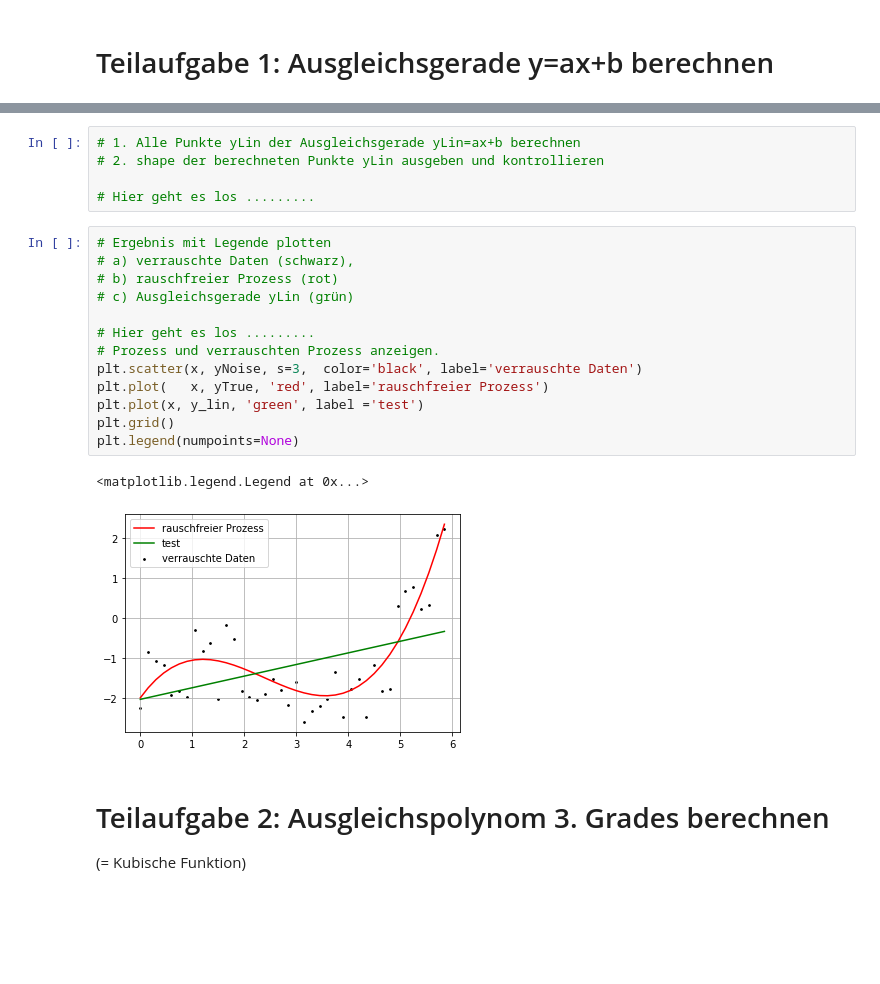
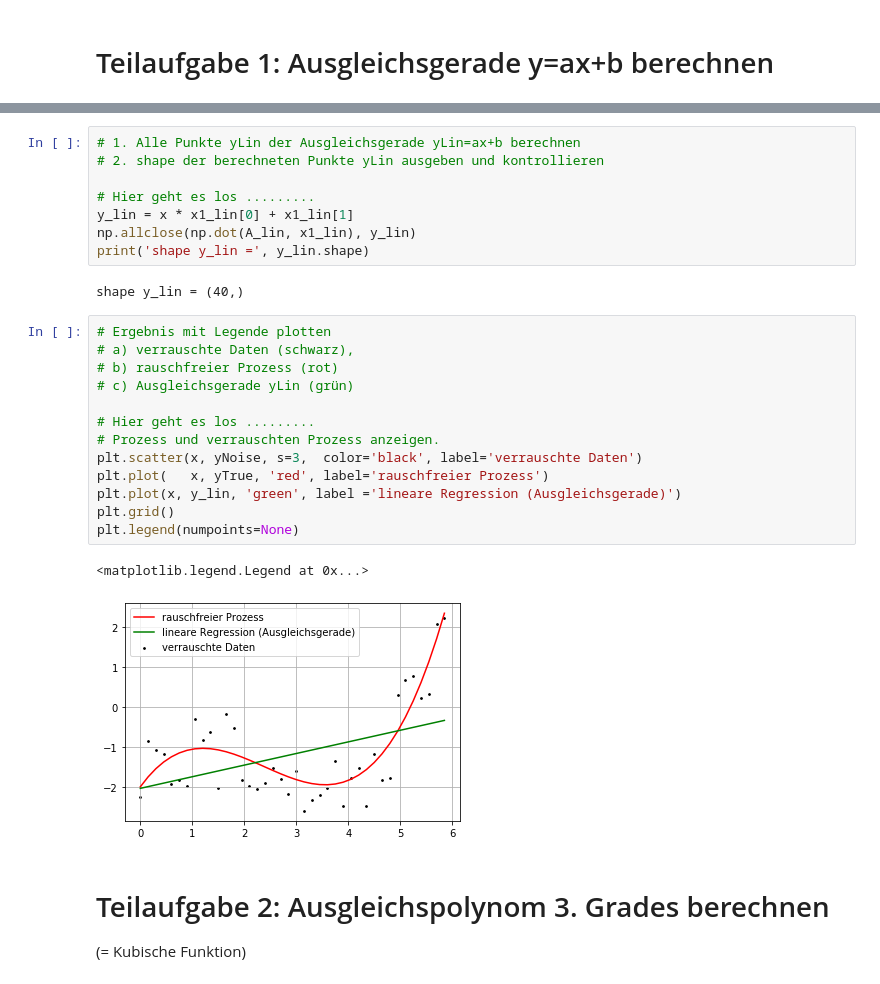
Before and after one commit to LarsKowoll/MuML, a Jupyter notebook: Aufgabe_3/1_Aufgabe_PolyReg.ipynb, the cells around one changed output, grey strips where cells are left out. Saved outputs shown, nothing was run; the diff lists cells and outputs as text; blank space fills up the shorter version.

```diff
--- a/Aufgabe_3/1_Aufgabe_PolyReg.ipynb
+++ b/Aufgabe_3/1_Aufgabe_PolyReg.ipynb
@@ -95,22 +84,27 @@ ______________________
 # 2. shape der berechneten Punkte yLin ausgeben und kontrollieren
 
 # Hier geht es los .........
+y_lin = x * x1_lin[0] + x1_lin[1]
+np.allclose(np.dot(A_lin, x1_lin), y_lin)
+print('shape y_lin =', y_lin.shape)
+# %% [output]
+shape y_lin = (40,)
 # %%
 # Ergebnis mit Legende plotten
 # a) verrauschte Daten (schwarz),
 # b) rauschfreier Prozess (rot)
 # c) Ausgleichsgerade yLin (grün)
 
 # Hier geht es los .........
 # Prozess und verrauschten Prozess anzeigen.
 plt.scatter(x, yNoise, s=3,  color='black', label='verrauschte Daten')
 plt.plot(   x, yTrue, 'red', label='rauschfreier Prozess')
-plt.plot(x, y_lin, 'green', label ='test')
+plt.plot(x, y_lin, 'green', label ='lineare Regression (Ausgleichsgerade)')
 plt.grid()
 plt.legend(numpoints=None)
 # %% [output]
 <matplotlib.legend.Legend at 0x...>
-[figure, old version]
+[figure, new version]
 # %% [markdown]
 # Teilaufgabe 2:   Ausgleichspolynom 3. Grades berechnen
 (= Kubische Funktion)
```
Also changed, not shown: parts of 9 cells of this notebook, 4 other files.
